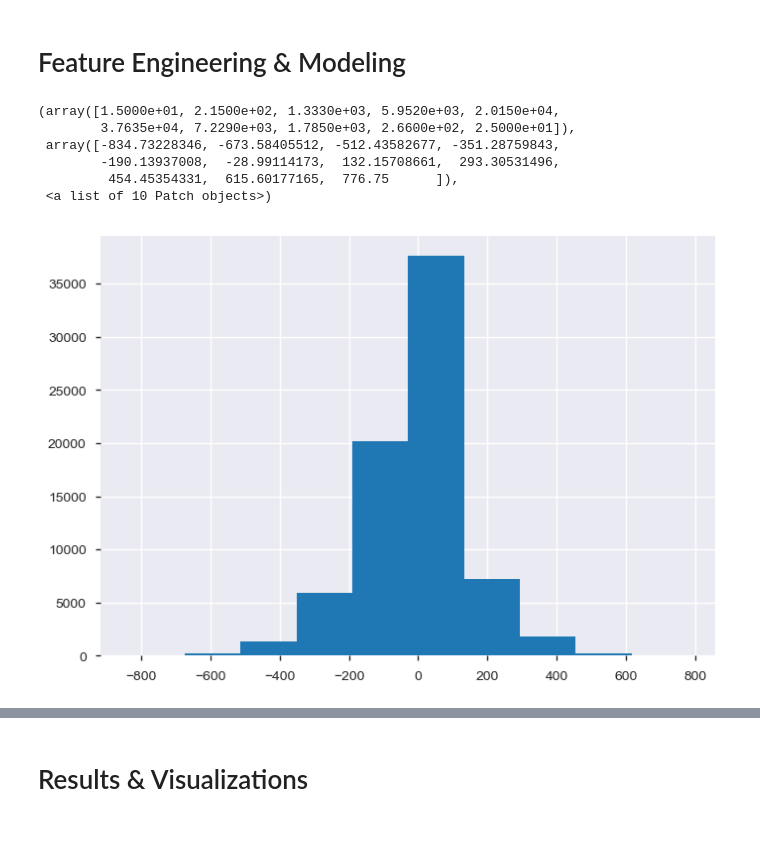
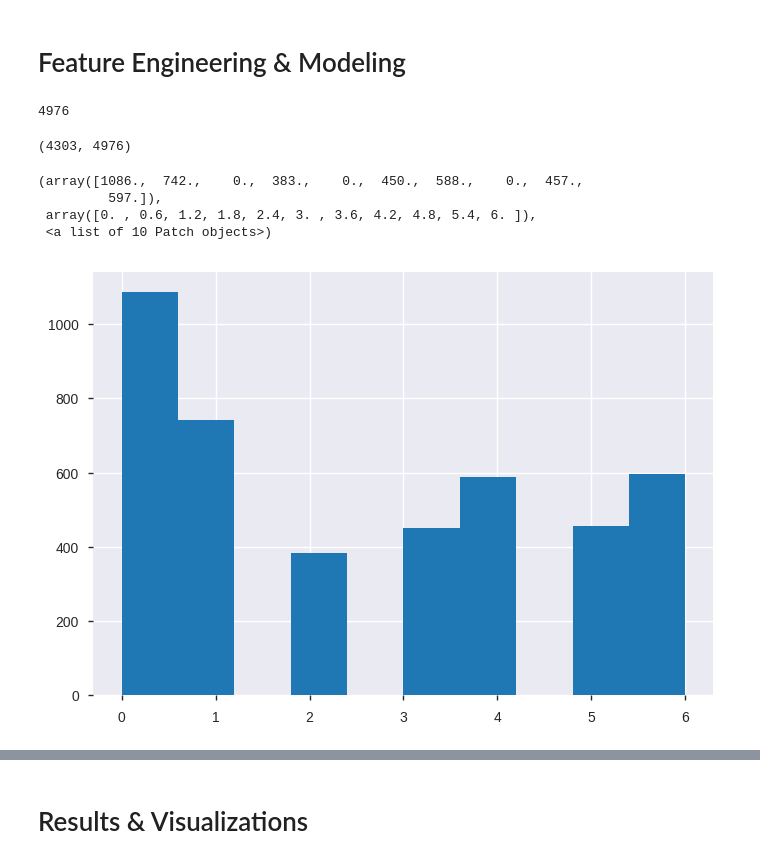
Before and after one commit to sercharpak/Emo-DB, a Jupyter notebook: Report.ipynb, the cells around one changed output, grey strips where cells are left out. Saved outputs shown, nothing was run; the diff lists cells and outputs as text; code cells hidden in the pictures; blank space fills up the shorter version.

```diff
--- a/Report.ipynb
+++ b/Report.ipynb
@@ -212,5 +230,4 @@ Sampling rate is constant 16 kHz. But what appear as the main challenge with thi
 ### Strategies
 To address the variable length, we will proceed with the most _force brute straightforward_ techniques, **zero padding** and see what results we get.
 # %%
-data_complete_pr = data_complete[data_complete.length < data_complete.length.quantile(.95)]
-profile_file_pr = pandas_profiling.ProfileReport(data_complete_pr)
+data_complete_pr = data_complete[(data_complete.length > data_complete.length.quantile(.05))&(data_complete.length < data_complete.length.quantile(.95))]
@@ -256,6 +274,10 @@ Name: length, dtype: float64
 # Feature Engineering & Modeling
 # %%
 longest_length = data_complete_pr.length.max()
+shortest_length = data_complete_pr.length.min() - 20000
+print(shortest_length)
 y_pr = data_complete_pr['y'].values
 x_pr = data_complete_pr['x'].values
 length_pr = data_complete_pr['length'].values
+# %% [output]
+4976
@@ -273,13 +335,29 @@ for i  in range(len(x_pr)):
-# %%
-plt.hist(np.mean(x_final,axis=0))
-# %% [output]
-(array([1.5000e+01, 2.1500e+02, 1.3330e+03, 5.9520e+03, 2.0150e+04,
-        3.7635e+04, 7.2290e+03, 1.7850e+03, 2.6600e+02, 2.5000e+01]),
- array([-834.73228346, -673.58405512, -512.43582677, -351.28759843,
-        -190.13937008,  -28.99114173,  132.15708661,  293.30531496,
-         454.45354331,  615.60177165,  776.75      ]),
- <a list of 10 Patch objects>)
-[figure, removed]
+# %%
+final_x = []
+final_lengths = []
+final_y = []
+for i  in range(len(x_pr)):
+    x_array, y_array, length_array = cut_into_shorter_samples(x_pr[i],y_pr[i],length_pr[i], shortest_length, 5)
+    for x_g, y_g, l_g in zip(x_array,y_array,length_array):
+        final_x.append(x_g)
+        final_y.append(y_g)
+        final_lengths.append(l_g)
+# %%
+x_pr = np.array(final_x)
+y_pr = np.array(final_y)
+length_pr = np.array(final_lengths)
+# %%
+print(np.shape(x_pr))
+# %% [output]
+(4303, 4976)
+# %%
+plt.hist(y_pr)
+# %% [output]
+(array([1086.,  742.,    0.,  383.,    0.,  450.,  588.,    0.,  457.,
+         597.]),
+ array([0. , 0.6, 1.2, 1.8, 2.4, 3. , 3.6, 4.2, 4.8, 5.4, 6. ]),
+ <a list of 10 Patch objects>)
+[figure, added]
 # %%
 def split_data_numpy(x, y, ratio=0.8, seed=1):
     """
```
Also changed, not shown: parts of 21 cells of this notebook, 3 other files.
